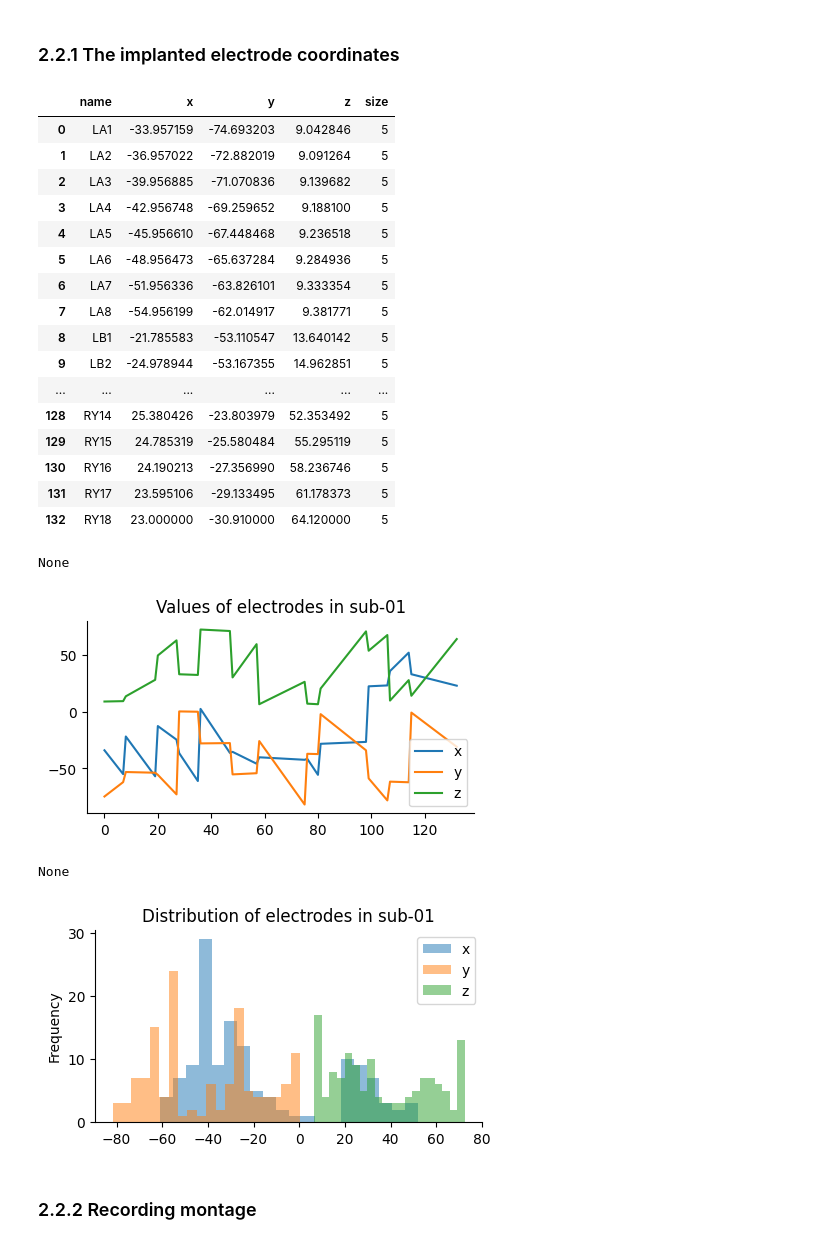
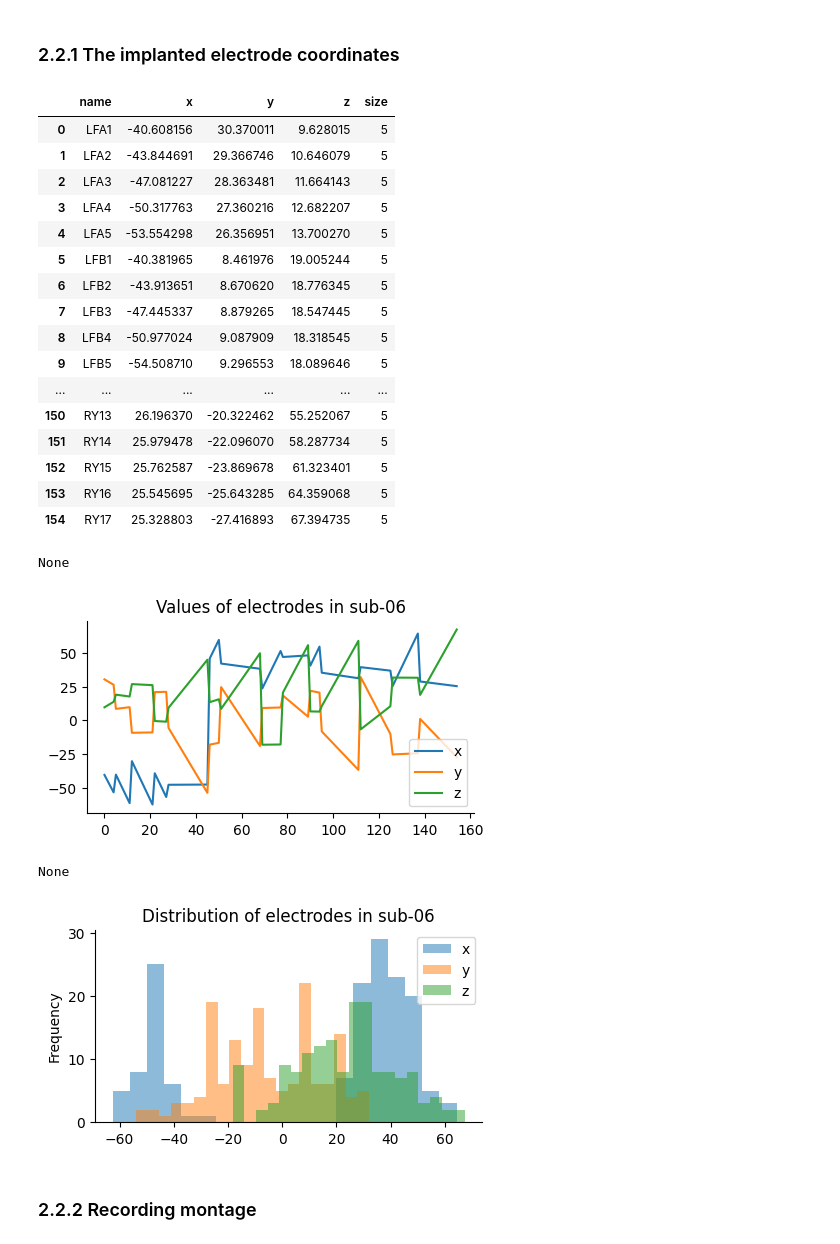
Before and after one commit to acuadrosr18/Brain-to-Speech-Synthesis-Project_DeepLearning, a Jupyter notebook: Brain_to_Speech_Synthesis_Project.ipynb, the cells around one changed output. Cells and saved outputs as stored; diff of their text form; code cells hidden in the pictures.

```diff
--- a/Brain_to_Speech_Synthesis_Project.ipynb
+++ b/Brain_to_Speech_Synthesis_Project.ipynb
@@ -99,9 +101,11 @@ The root folder contains:
 # %% [markdown]
 ### 2.1.1 README
 # %%
+# Assuming 'README' is the name of the file and it's in the root of the unzipped contents
+readme_path = '/content/SingleWordProductionDutch-iBIDS/README'
+
 # Read the README in case some important information is needed for the dataset evaluation
-
-with open("SingleWordProductionDutch-iBIDS/README", "r") as file:
+with open(readme_path, "r") as file:
     readme_contents = file.read()
 
 print(readme_contents)
@@ -114,9 +118,12 @@ Holdgraf, C., Appelhoff, S., Bickel, S., Bouchard, K., D'Ambrosio, S., David, O.
 # %% [markdown]
 ### 2.1.2 Dataset Description
 # %%
+# Path to the dataset description JSON file
+json_path = '/content/SingleWordProductionDutch-iBIDS/dataset_description.json'
+
 # Read the dataset description as an informative
 import json
-with open("SingleWordProductionDutch-iBIDS/dataset_description.json", "r") as file:
+with open(json_path, "r") as file:
     dataset_description = json.load(file)
 
 # Display the contents of the JSON file
@@ -208,7 +161,7 @@ chart
 # Read to understand the metadata of "participants.tsv"
 
 # Open and read participants.json
-with open("SingleWordProductionDutch-iBIDS/participants.json", "r") as file:
+with open('/content/SingleWordProductionDutch-iBIDS/participants.json', "r") as file:
     participants_json = json.load(file)
 
 participants_json
@@ -260,32 +211,32 @@ The election of the individual participant will be random, so the selected parti
 # %% [markdown]
 ### 2.2.1 The implanted electrode coordinates
 # %%
-# 1. Load the electrodes.tsv for sub-01
-electrodes_tsv_path = "/content/SingleWordProductionDutch-iBIDS/sub-01/ieeg/sub-01_task-wordProduction_space-ACPC_electrodes.tsv"
+# 1. Load the electrodes.tsv for sub-06
+electrodes_tsv_path = '/content/SingleWordProductionDutch-iBIDS/sub-06/ieeg/sub-06_task-wordProduction_space-ACPC_electrodes.tsv'
 electrodes_data = pd.read_csv(electrodes_tsv_path, sep='\t')
 display(electrodes_data)
 # %% [output]
 |  | name | x | y | z | size |
-| 0 | LA1 | -33.957159 | -74.693203 | 9.042846 | 5 |
-| 1 | LA2 | -36.957022 | -72.882019 | 9.091264 | 5 |
-| 2 | LA3 | -39.956885 | -71.070836 | 9.139682 | 5 |
-| 3 | LA4 | -42.956748 | -69.259652 | 9.188100 | 5 |
-| 4 | LA5 | -45.956610 | -67.448468 | 9.236518 | 5 |
-| 5 | LA6 | -48.956473 | -65.637284 | 9.284936 | 5 |
-| 6 | LA7 | -51.956336 | -63.826101 | 9.333354 | 5 |
-| 7 | LA8 | -54.956199 | -62.014917 | 9.381771 | 5 |
-| 8 | LB1 | -21.785583 | -53.110547 | 13.640142 | 5 |
-| 9 | LB2 | -24.978944 | -53.167355 | 14.962851 | 5 |
+| 0 | LFA1 | -40.608156 | 30.370011 | 9.628015 | 5 |
+| 1 | LFA2 | -43.844691 | 29.366746 | 10.646079 | 5 |
+| 2 | LFA3 | -47.081227 | 28.363481 | 11.664143 | 5 |
+| 3 | LFA4 | -50.317763 | 27.360216 | 12.682207 | 5 |
+| 4 | LFA5 | -53.554298 | 26.356951 | 13.700270 | 5 |
+| 5 | LFB1 | -40.381965 | 8.461976 | 19.005244 | 5 |
+| 6 | LFB2 | -43.913651 | 8.670620 | 18.776345 | 5 |
+| 7 | LFB3 | -47.445337 | 8.879265 | 18.547445 | 5 |
+| 8 | LFB4 | -50.977024 | 9.087909 | 18.318545 | 5 |
+| 9 | LFB5 | -54.508710 | 9.296553 | 18.089646 | 5 |
 | ... | ... | ... | ... | ... | ... |
-| 128 | RY14 | 25.380426 | -23.803979 | 52.353492 | 5 |
-| 129 | RY15 | 24.785319 | -25.580484 | 55.295119 | 5 |
-| 130 | RY16 | 24.190213 | -27.356990 | 58.236746 | 5 |
-| 131 | RY17 | 23.595106 | -29.133495 | 61.178373 | 5 |
-| 132 | RY18 | 23.000000 | -30.910000 | 64.120000 | 5 |
+| 150 | RY13 | 26.196370 | -20.322462 | 55.252067 | 5 |
+| 151 | RY14 | 25.979478 | -22.096070 | 58.287734 | 5 |
+| 152 | RY15 | 25.762587 | -23.869678 | 61.323401 | 5 |
+| 153 | RY16 | 25.545695 | -25.643285 | 64.359068 | 5 |
+| 154 | RY17 | 25.328803 | -27.416893 | 67.394735 | 5 |
 # %%
 def value_plot(df, columns, figscale=1):
     for col in columns:
-        df[col].plot(kind='line', title='Values of electrodes in sub-01',figsize=(5*figscale, 2.5*figscale), label=col)
+        df[col].plot(kind='line', title='Values of electrodes in sub-06',figsize=(5*figscale, 2.5*figscale), label=col)
 
     plt.gca().spines[['top', 'right']].set_visible(False)
     plt.legend(loc='best')
@@ -294,20 +245,20 @@ electrodes_chart = value_plot(electrodes_data, ['x', 'y', 'z'])
 display (electrodes_chart)
 # %% [output]
 None
-[figure, old version]
+[figure, new version]
 # %%
 def histogram(df, columns, num_bins=20, figscale=1):
     for col in columns:
-        df[col].plot(kind='hist', bins=num_bins, title="Distribution of electrodes in sub-01",figsize=(5*figscale, 2.5*figscale), alpha=0.5, label=col)
+        df[col].plot(kind='hist', bins=num_bins, title="Distribution of electrodes in sub-06",figsize=(5*figscale, 2.5*figscale), alpha=0.5, label=col)
 
     plt.gca().spines[['top', 'right']].set_visible(False)
     plt.legend(loc='best')
 
 electrodes_distributionchart = histogram(electrodes_data, ['x', 'y', 'z'])
 display(electrodes_distributionchart)
 # %% [output]
 None
-[figure, old version]
+[figure, new version]
 # %% [markdown]
 ### 2.2.2 Recording montage
 # %%
```
Also changed, not shown: parts of 71 cells of this notebook.
